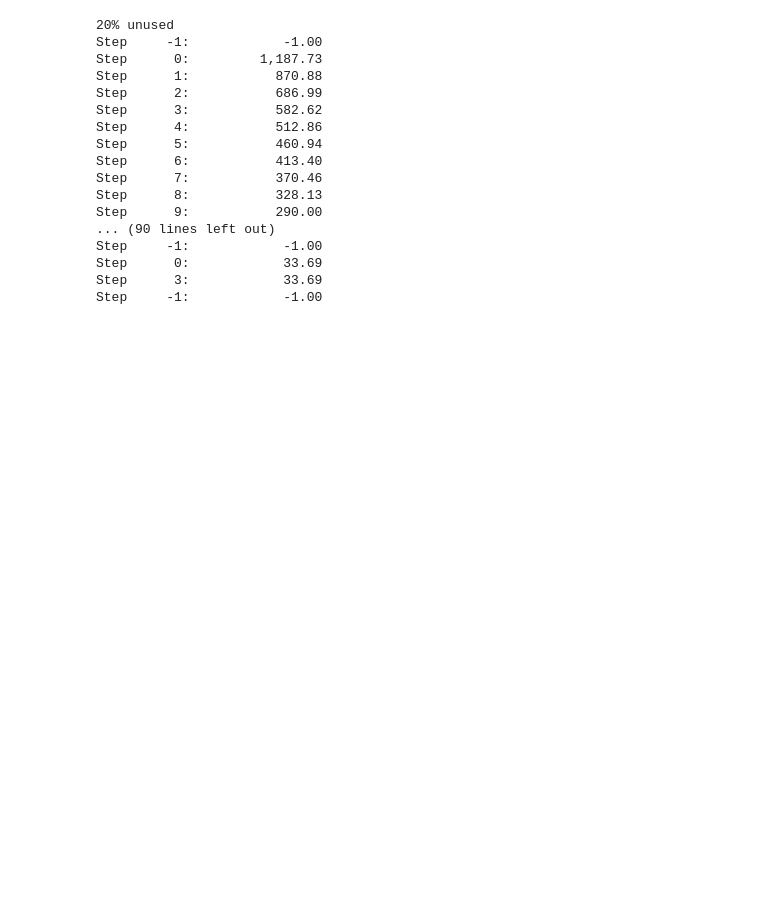
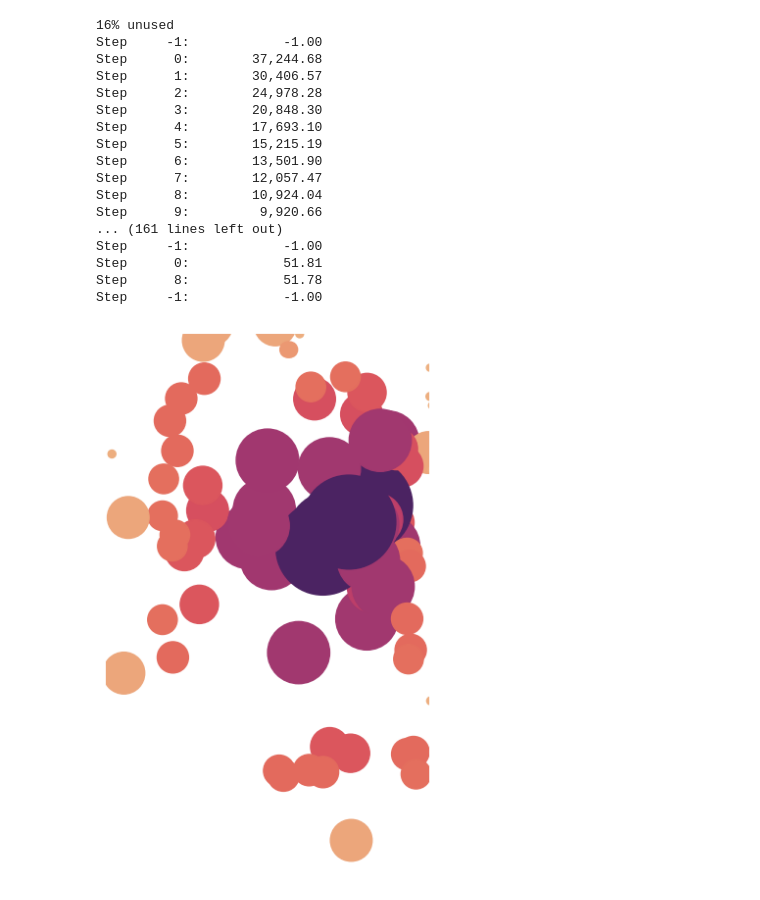
Before and after one commit to EHopper/garden_planner, a Jupyter notebook: garden_plan_tf.ipynb, the cells around one changed output. Cells and saved outputs as stored; diff of their text form; code cells hidden in the pictures; blank space fills up the shorter version.

Commit message:
works with cnn data

```diff
--- a/garden_plan_tf.ipynb
+++ b/garden_plan_tf.ipynb
@@ -117,6 +117,7 @@ def load_cnn_data():
     })
     for col in moisture_options + light_options:
         df1[col] = col_contains(description, col)
+    df1['sun'] = True; df1['dry'] = True; # List was for dry sun
     df1['if_catskill_native'] = df['info'].str.contains('Yes')
     df1['comments'] = description
 
@@ -164,6 +165,8 @@ def load_cnn_data():
     })
     for col in moisture_options + light_options:
         df3[col] = col_contains(df['info'], col)
+    inds = df['info'].str.lower().str.contains('adaptable')
+    df3.loc[inds[inds].index, moisture_options] = True
     df3['if_catskill_native'] = if_native
     df3['comments'] = df['info'].apply(lambda x: pull_arbitrary_pattern(r'(?:\) (?:[a-z/;]* ){2})(?:.*(?:moist|dry|shade|sun))?;?(.*)', x))
 
@@ -180,7 +183,15 @@ def load_cnn_data():
                     **{k: v for col in ['type', 'species', 'common_name'] for k, v in pick_most_common_val(s, col).items()},
                     **{'height': s['height'].mean(), 'width': s['width'].mean()},
                     **{k: v for col in moisture_options + light_options + ['if_catskill_native'] for k, v in pick_most_common_val(s, col).items()},
-                    'comments': '; '.join(str(s['comments'].unique()))
+                    'comments': '; '.join([str(ss) for ss in s['comments'].unique()])
                 }, index=[res.shape[0]])
         ), axis=0)
+    res['comments'] = res['comments'].fillna('-')
+    res['diameter'] = res['width']
+    res.loc[~res['dry'] & ~res['average'] & ~res['moist'], 'average'] = True
+    res.loc[~res['sun'] & ~res['part shade'] & ~res['shade'], 'part shade'] = True
+    res['colour'] = res['comments'].apply(lambda x: pull_arbitrary_pattern(
+        r'(white|green|yellow|orange|red|pink|blue|purple)', x.lower()
+        ))
+
     return res
@@ -333,7 +293,7 @@ def plot_plant(plant, x, y, f, ax):
 def plot_garden_sideview(items, xy, width, figsize_x):
     df = load_plant_list()
 
-    height = df.loc[list(items)]['maxheight'].max()
+    height = df.loc[list(items)]['height'].max()
     inds = np.argsort(xy[:, 1])[::-1]
     f, ax = plt.subplots(figsize=(figsize_x, figsize_x * height/width))
     ax.set(xlim=[0, width], ylim=[0, height], aspect='equal')
@@ -343,7 +303,7 @@ def plot_garden_sideview(items, xy, width, figsize_x):
         plant_info = df.loc[items[i]]
         ax.add_patch(patches.Rectangle(
             (xy[i, 0] - plant_info['diameter'] / 2, 0),
-            plant_info['diameter'], np.mean([plant_info['maxheight'], plant_info['minheight']]),
+            plant_info['diameter'], plant_info['height'],
             facecolor=PLANT_COLOURS_DICT[plant_info['colour']], edgecolor=[0.3] * 3, alpha=0.7,
             ))
 
@@ -372,7 +332,7 @@ def scatter_heights(items, xy, df_inventory, dims, figsize=4):
             (72 * figsize / dims[1]) ** 2
             * np.pi * (df_inventory.loc[list(items)]['diameter'].values / 2) ** 2
         ),
-        c = df_inventory.loc[list(items)]['maxheight'].values,
+        c = df_inventory.loc[list(items)]['height'].values,
         cmap=sns.color_palette('flare', as_cmap=True))
     return f, ax
 
@@ -556,17 +485,17 @@ def run_gradient_descent(items, df_inventory, dims, xy):
     tf_xy = tf.Variable(xy, dtype='float64')
     record_step(-1, tf.constant(-1), -1)
 
-    for epsilon in np.logspace(-1, -6, 20):
+    for epsilon in np.logspace(-1, -4, 20):
         tf_xy = run_optimise_loop(
             n_steps = int(1e5), epsilon = epsilon,  tf_xy=tf_xy,
+            # weights={
+            #     reduce_pairwise_distance: 1, circles_dont_overlap: 0.1, out_of_bounds: 20,
+            #     keep_like_together: 1, keep_colours_together: 1
+            #     }
             weights={
-                reduce_pairwise_distance: 1, circles_dont_overlap: 0.1, out_of_bounds: 20,
-                keep_like_together: 1, keep_colours_together: 1
+                reduce_pairwise_distance: epsilon, circles_dont_overlap: 1, out_of_bounds: 20,
+                keep_like_together: epsilon, keep_colours_together: epsilon
                 }
-            # weights={
-            #     reduce_pairwise_distance: epsilon, circles_dont_overlap: 1, out_of_bounds: 20,
-            #     keep_like_together: epsilon, keep_colours_together: epsilon
-            #     }
         )
         record_step(-1, tf.constant(-1), epsilon)
     make_animation(logdir)
@@ -575,29 +565,31 @@ def run_gradient_descent(items, df_inventory, dims, xy):
 # %%
-df_inventory = load_plant_list()
+df_inventory = load_cnn_data()
 dims = (15, 25);
 items, xy = create_initial_plan(
     n_types=15, dims=dims,
-    df_inventory=df_inventory[(df_inventory['sun'] == True) & (df_inventory['medium'] == True)],
+    df_inventory=df_inventory[~df_inventory['shade'] & ~df_inventory['moist']
+                               ],
     )
 xy_new = run_gradient_descent(items, df_inventory, dims, xy)
 # %% [output]
-20% unused
+16% unused
 Step     -1:            -1.00
-Step      0:         1,187.73
-Step      1:           870.88
-Step      2:           686.99
-Step      3:           582.62
-Step      4:           512.86
-Step      5:           460.94
-Step      6:           413.40
-Step      7:           370.46
-Step      8:           328.13
-Step      9:           290.00
-... (90 lines left out)
+Step      0:        37,244.68
+Step      1:        30,406.57
+Step      2:        24,978.28
+Step      3:        20,848.30
+Step      4:        17,693.10
+Step      5:        15,215.19
+Step      6:        13,501.90
+Step      7:        12,057.47
+Step      8:        10,924.04
+Step      9:         9,920.66
+... (161 lines left out)
 Step     -1:            -1.00
-Step      0:            33.69
-Step      3:            33.69
+Step      0:            51.81
+Step      8:            51.78
 Step     -1:            -1.00
+[figure, added]
 # %%
 cols = ['plant', 'dry', 'medium', 'moist', 'sun', 'partial', 'shade','colour','deer resistant']
 df_inventory.loc[list(items), cols].value_counts()
```
Also changed, not shown: parts of 17 cells of this notebook.
